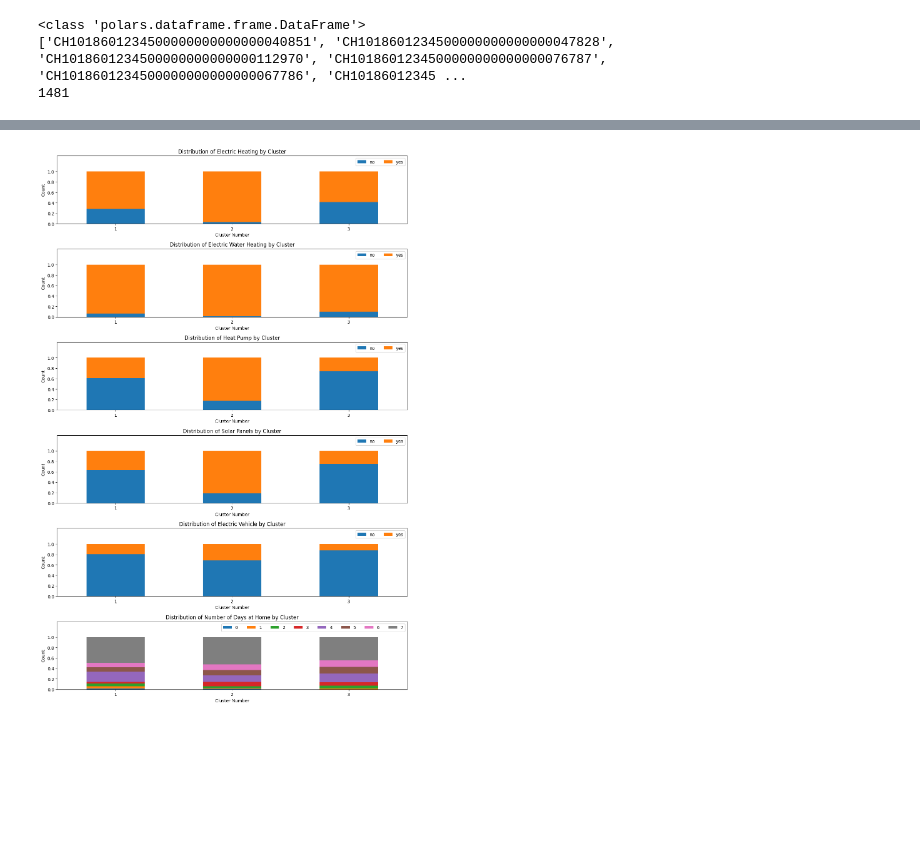
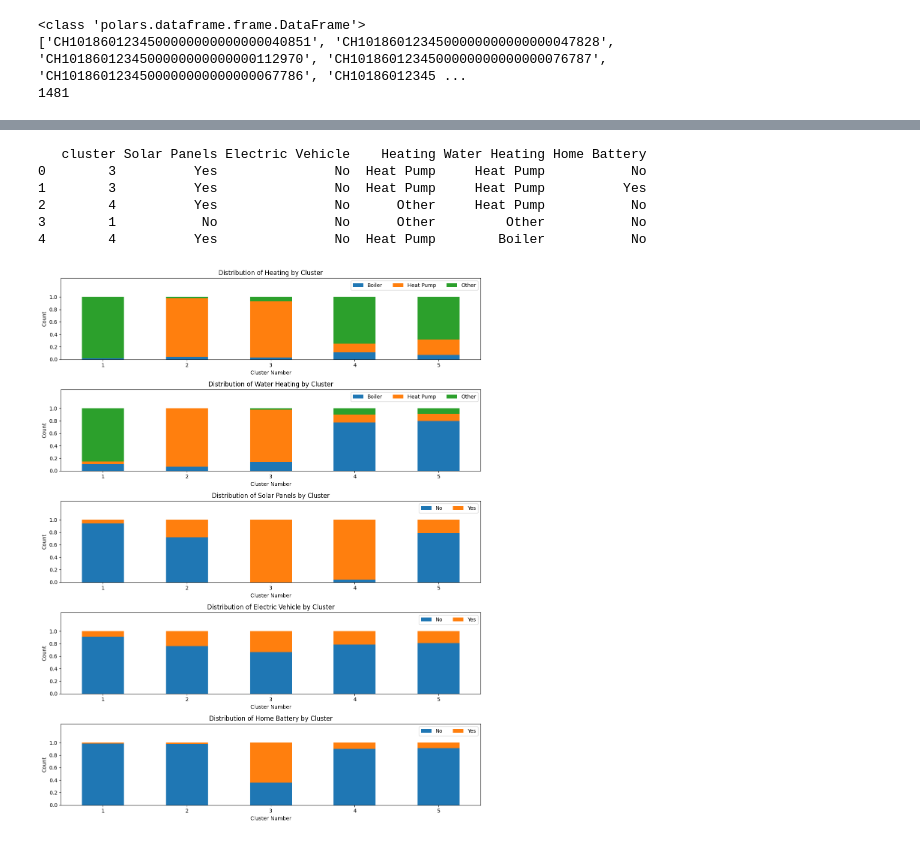
Before and after one commit to jasigrist/Customer_Segmentation_Lantern, a Jupyter notebook: KPrototypes/kPrototypes_Clustering_house.ipynb, the cells around one changed output, grey strips where cells are left out. Saved outputs shown, nothing was run; the diff lists cells and outputs as text; code cells hidden in the pictures; blank space fills up the shorter version.

```diff
--- a/KPrototypes/kPrototypes_Clustering_house.ipynb
+++ b/KPrototypes/kPrototypes_Clustering_house.ipynb
@@ -235,8 +239,8 @@ print(combined_data)
 # %%
 # 5. Specify the categorical feature column indices (the last 3 columns)
 
-print(list(range(combined_data.shape[1] - 6, combined_data.shape[1])))
-categorical_indices = list(range(combined_data.shape[1] - 6, combined_data.shape[1]))
+print(list(range(combined_data.shape[1] - 5, combined_data.shape[1])))
+categorical_indices = list(range(combined_data.shape[1] - 5, combined_data.shape[1]))
 
-numerical_indices = list(range(0, combined_data.shape[1]-6))
+numerical_indices = list(range(0, combined_data.shape[1]-5))
 # %% [output]
@@ -345,11 +355,11 @@ plt.show()
 # %%
 # 6. Initialize and run K-Prototypes clustering
 kproto = KPrototypes(
-    n_clusters=3,
+    n_clusters=5,
     init='Cao',
     verbose=0,
-    max_iter=200,
-    gamma=1.5,
+    max_iter=500,
+    gamma=3,
     random_state=42,
     n_init=10
 )
@@ -432,5 +448,7 @@ Cluster 3 size: 206
 # %%
+#%%skip
 
+number_of_clusters = 5
 
 reload(cluster_statistics_kProt)
 
@@ -438,11 +456,11 @@ from cluster_statistics_kProt import plot_cluster_percentiles
 
 data_3d_kProt = np.expand_dims(time_series_numeric, axis=-1)
 
-#print(data_3d_kProt.shape)
+print(data_3d_kProt.shape)
 
 #print(data_3d_kProt)
 
-for i in range(4):
+for i in range(number_of_clusters):
 
     i = i+1
     # Select samples for the current cluster
@@ -452,5 +470,5 @@ for i in range(4):
         print(f"Warning: cluster {i} is empty, skipping.")
         continue  # Skip this cluster
 
-plot_cluster_percentiles(data_3d_kProt,clusters,4)
+plot_cluster_percentiles(data_3d_kProt,clusters,number_of_clusters, building_type= 'House')
 # %% [output]
@@ -563,17 +586,25 @@ plt.show()
 # Create DataFrame with cluster labels and decoded categorical feature
 df = pd.DataFrame({
     'cluster': clusters,
-    'Electric Heating': [electric_heating_categories[int(code)] for code in combined_data[:, -6]],
-    'Electric Water Heating': [electric_water_heating_categories[int(code)] for code in combined_data[:, -5]],
-    'Solar Panels': [solar_panels_categories[int(code)] for code in combined_data[:, -4]],
-    'Electric Vehicle': [electric_vehicle_categories[int(code)] for code in combined_data[:, -3]],
-    'Number of Days at Home': [number_of_days_at_home_categories[int(code)] for code in combined_data[:, -2]],
-    'Heat Pump': [thermostat_categories[int(code)] for code in combined_data[:, -1]]
+    'Solar Panels': [solar_panels_categories[int(code)] for code in combined_data[:, -5]],
+    'Electric Vehicle': [electric_vehicle_categories[int(code)] for code in combined_data[:, -4]],
+    #'Number of Days at Home': [number_of_days_at_home_categories[int(code)] for code in combined_data[:, -3]],
+    #'Heat Pump': [thermostat_categories[int(code)] for code in combined_data[:, -3]],
+    'Heating': [heating_categories[int(code)] for code in combined_data[:, -3]],
+    'Water Heating': [water_heating_categories[int(code)] for code in combined_data[:, -2]],
+    'Home Battery': [home_battery_categories[int(code)] for code in combined_data[:, -1]]
 })
-#print(df.head())
+print(df.head())
+# %% [output]
+   cluster Solar Panels Electric Vehicle    Heating Water Heating Home Battery
+0        3          Yes               No  Heat Pump     Heat Pump           No
+1        3          Yes               No  Heat Pump     Heat Pump          Yes
+2        4          Yes               No      Other     Heat Pump           No
+3        1           No               No      Other         Other           No
+4        4          Yes               No  Heat Pump        Boiler           No
 # %%
 # Number of categorical features to plot
-category_features = ['Electric Heating', 'Electric Water Heating', 'Heat Pump', 'Solar Panels', 'Electric Vehicle', 'Number of Days at Home']
+category_features = ['Heating', 'Water Heating', 'Solar Panels', 'Electric Vehicle', 'Home Battery']
 n_features = len(category_features)
 
 fig, axes = plt.subplots(n_features, 1, figsize=(12, 3 * n_features))
@@ -582,32 +613,35 @@ if n_features == 1:
     axes = [axes]
 
 for i, feature in enumerate(category_features):
     ax = axes[i]
     # Group and pivot data for plotting
     counts = df.groupby(['cluster', feature]).size().unstack(fill_value=0)
     proportions = counts.div(counts.sum(axis=1), axis=0)
 
     # Plot stacked bar chart
     proportions.plot(kind='bar', stacked=True, ax=ax)
 
     # Titles and labels
     ax.set_title(f'Distribution of {feature} by Cluster')
     ax.set_ylabel('Count')
     ax.set_xlabel('Cluster Number')
     ax.set_ylim(0, 1.3)  # y-axis goes only up to 1.15 (bars max out at 1, extra space for DR titles)
     ax.set_yticks(np.arange(0, 1.01, 0.2))
 
     # Rotate x-ticks for readability
     ax.set_xticklabels(ax.get_xticklabels(), rotation=0)
     ax.legend(
     #title='Category',
     loc='upper right',
     bbox_to_anchor=(1, 1),  # Adjust this value for vertical position
     ncol=8,
     fontsize='medium'
 )
-
+plt.savefig(
+"/Users/jansigrist/Documents/SP/Customer_Segmentation_Lantern/Results/Plots/Survey/categories_tech_house.png",
+bbox_inches='tight'
+)
 plt.tight_layout()
 plt.show()
 # %% [output]
-[figure, old version]
+[figure, new version]
```
Also changed, not shown: parts of 14 cells of this notebook, 7 other files.
